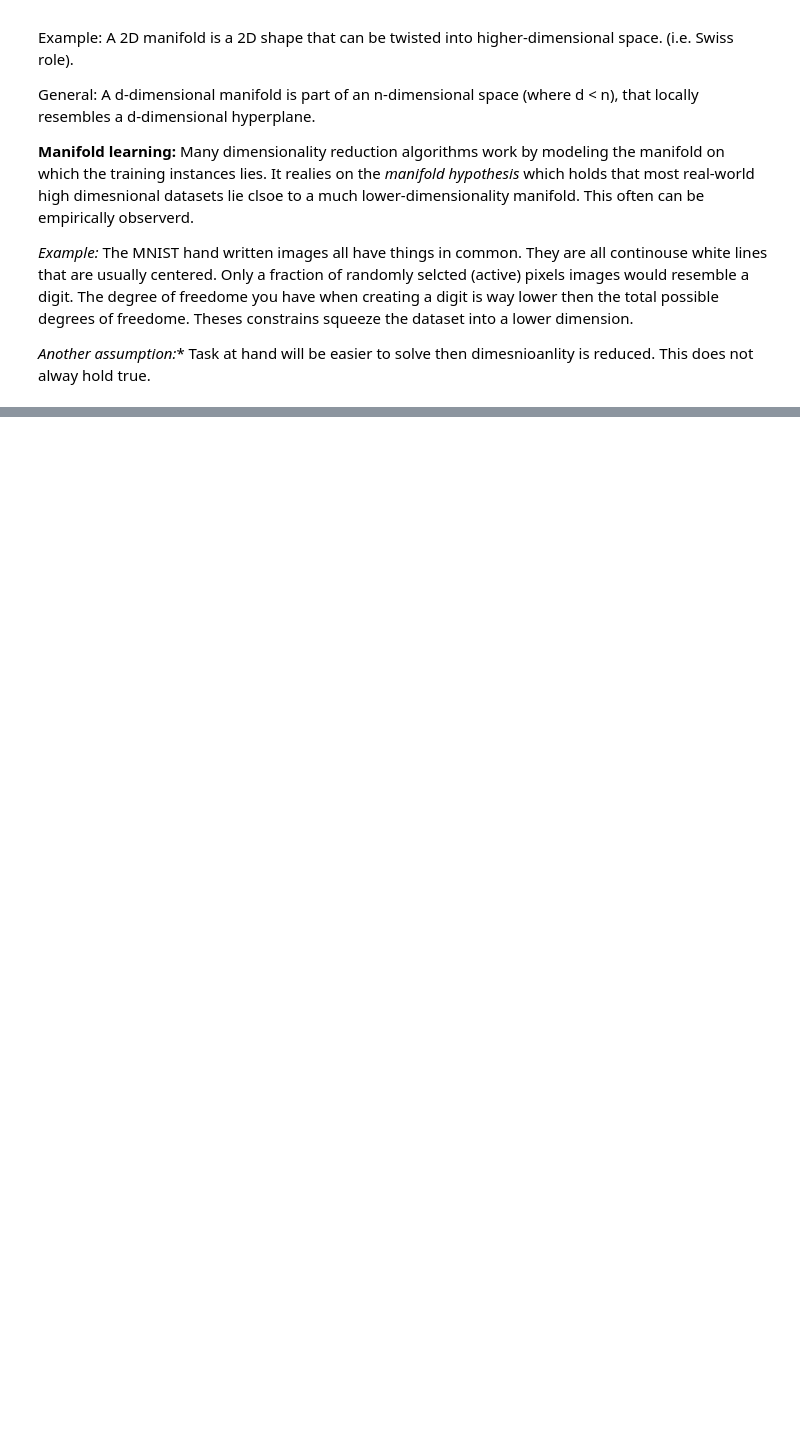
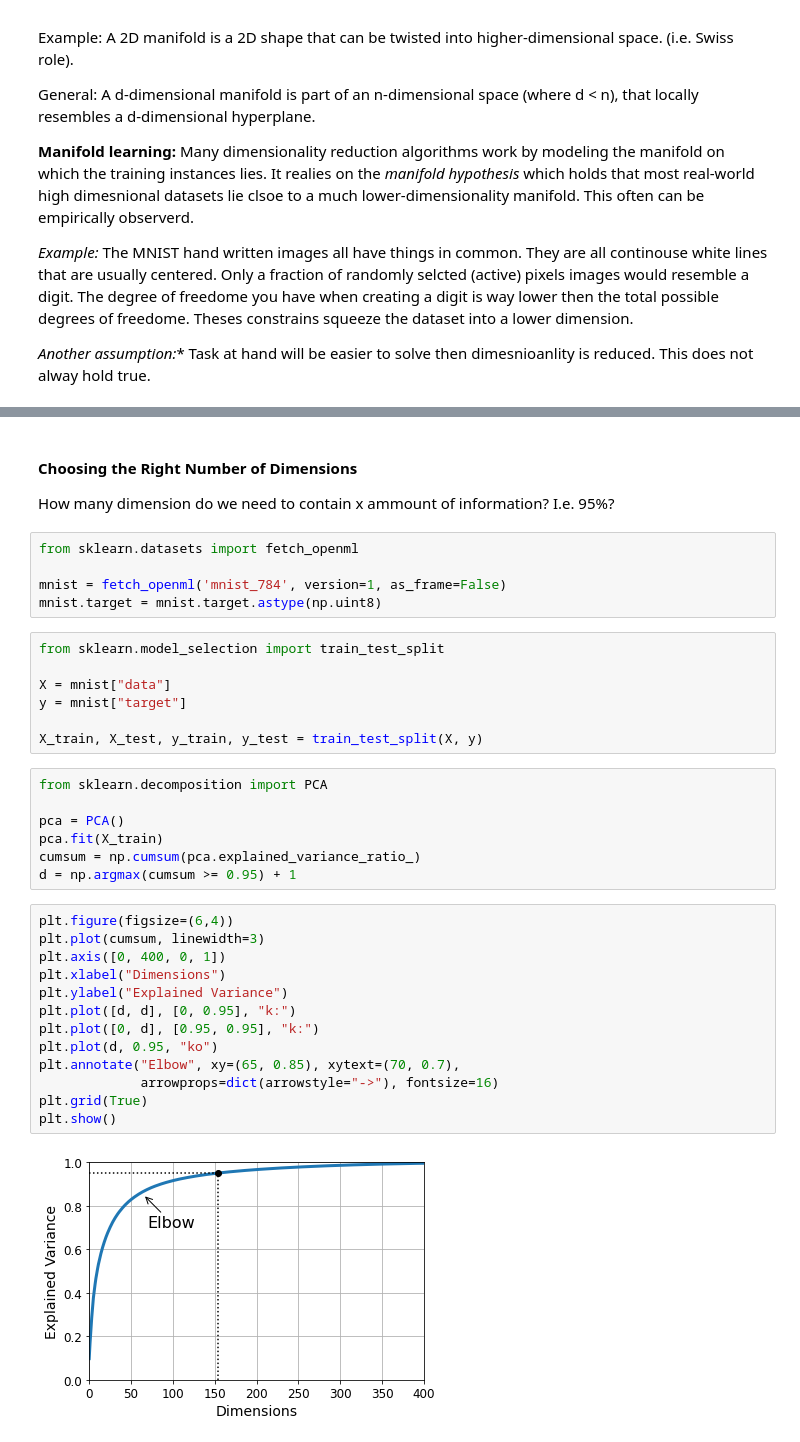
Before and after one commit to WestfalNamur/hands_on_ML, a Jupyter notebook: 7_dimensionality_reduction/07_dimensionality_reduction.ipynb, the cells around one changed output, grey strips where cells are left out. Saved outputs shown, nothing was run; the diff lists cells and outputs as text; blank space fills up the shorter version.

Commit message:
08_dimensionality_reduction 1

```diff
--- a/7_dimensionality_reduction/07_dimensionality_reduction.ipynb
+++ b/7_dimensionality_reduction/07_dimensionality_reduction.ipynb
@@ -170,0 +247,38 @@ plt.show()
+# %% [markdown]
+#### Choosing the Right Number of Dimensions
+
+How many dimension do we need to contain x ammount of information? I.e. 95%?
+# %%
+from sklearn.datasets import fetch_openml
+
+mnist = fetch_openml('mnist_784', version=1, as_frame=False)
+mnist.target = mnist.target.astype(np.uint8)
+# %%
+from sklearn.model_selection import train_test_split
+
+X = mnist["data"]
+y = mnist["target"]
+
+X_train, X_test, y_train, y_test = train_test_split(X, y)
+# %%
+from sklearn.decomposition import PCA
+
+pca = PCA()
+pca.fit(X_train)
+cumsum = np.cumsum(pca.explained_variance_ratio_)
+d = np.argmax(cumsum >= 0.95) + 1
+# %%
+plt.figure(figsize=(6,4))
+plt.plot(cumsum, linewidth=3)
+plt.axis([0, 400, 0, 1])
+plt.xlabel("Dimensions")
+plt.ylabel("Explained Variance")
+plt.plot([d, d], [0, 0.95], "k:")
+plt.plot([0, d], [0.95, 0.95], "k:")
+plt.plot(d, 0.95, "ko")
+plt.annotate("Elbow", xy=(65, 0.85), xytext=(70, 0.7),
+             arrowprops=dict(arrowstyle="->"), fontsize=16)
+plt.grid(True)
+plt.show()
+# %% [output]
+[figure, added]
```
Also changed, not shown: parts of 9 cells of this notebook.
